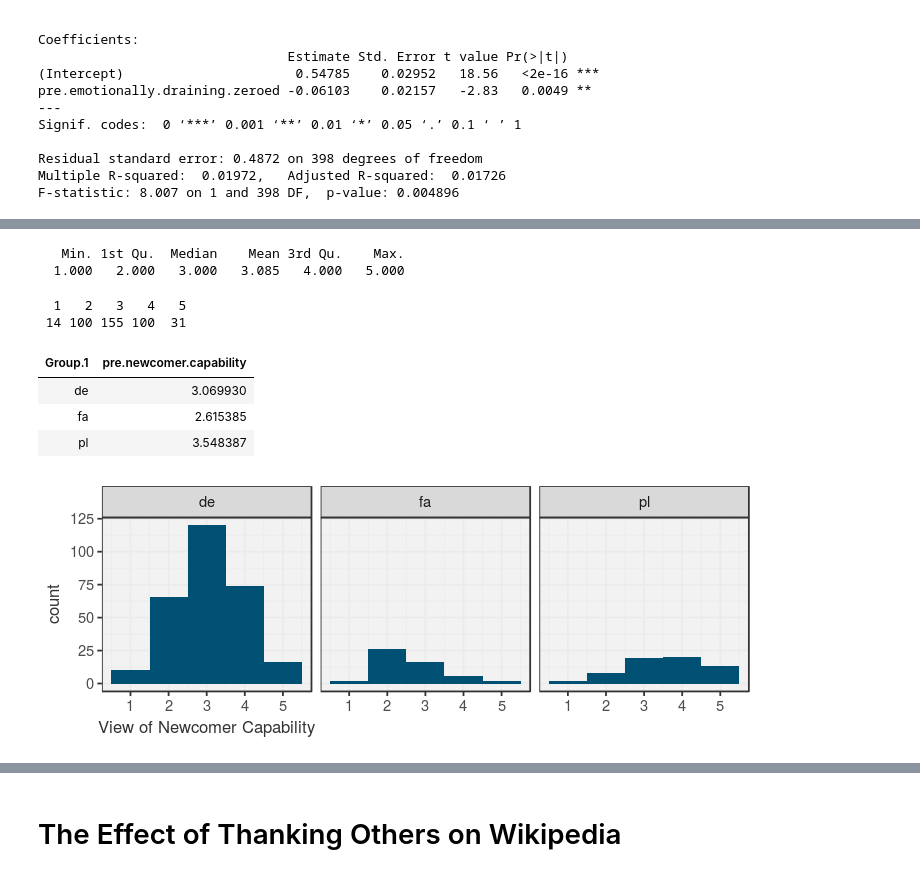
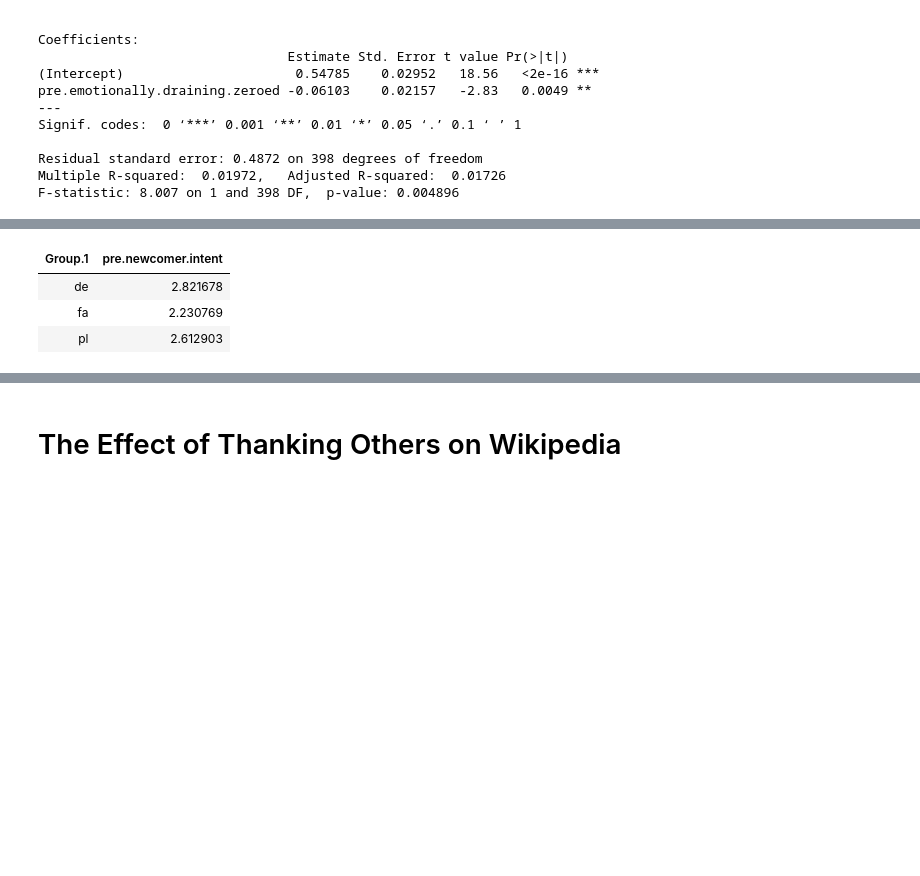
Before and after one commit to citizensandtech/CivilServant-Wikipedia-Analysis, a Jupyter notebook: reports/wikipedia-thanker-2019/Thanker Report Feb 2020.R.ipynb, the cells around one changed output, grey strips where cells are left out. Cells and saved outputs as stored; diff of their text form; code cells hidden in the pictures; blank space fills up the shorter version.

```diff
--- a/reports/wikipedia-thanker-2019/Thanker Report Feb 2020.R.ipynb
+++ b/reports/wikipedia-thanker-2019/Thanker Report Feb 2020.R.ipynb
@@ -267,5 +230,0 @@ sample estimates:
-# %%
-pre.supportive.monitoring <- cor.test(participant$previous.supportive.actions, participant$pre.monitoring.damaging.content)
-pre.supportive.mentoring <- cor.test(participant$previous.supportive.actions, participant$pre.mentoring)
-pre.supportive.monitoring
-pre.supportive.mentoring
@@ -380,17 +419,3 @@ summary(factor(participant$pre.emotionally.draining))
   1.000   1.000   2.000   2.228   3.000   5.000
   1   2   3   4   5
 122 147  65  50  16
-# %%
-pre.positive.drained <- cor.test(participant$previous.positive.feeling,
-                                     participant$pre.emotionally.draining)
-pre.positive.drained
-
-pre.positive.support <- cor.test(participant$previous.positive.feeling,
-                                     log1p(participant$previous.supportive.actions))
-pre.positive.support
-
-ggplot(participant, aes(previous.positive.feeling, log1p(previous.supportive.actions))) +
-    geom_jitter(width=0.2, size=0.5, color="darkgray") +
-    theme_bw() +
-    geom_smooth(method='lm', color="red") +
-    facet_grid(. ~ lang)
@@ -568,27 +562,24 @@ ggplot(participant, aes(pre.newcomer.intent, pre.newcomer.capability)) +
 # %%
-options(repr.plot.width=6, repr.plot.height=2.25)
+#summary(participant$pre.newcomer.intent)
+#summary(factor(participant$pre.newcomer.intent))
 
-summary(participant$pre.newcomer.capability)
-summary(factor(participant$pre.newcomer.capability))
-
-aggregate(participant[c("pre.newcomer.capability")],
+aggregate(participant[c("pre.newcomer.intent")],
           by=list(participant$lang), FUN=mean)
 
-plot.newcomer.capability <-
-    ggplot(participant, aes(pre.newcomer.capability)) +
-    geom_histogram(binwidth=1, fill=catpalette[3]) +
+plot.newcomer.intent <- ggplot(participant, aes(pre.newcomer.intent)) +
+    geom_histogram(binwidth=1, aes(x = pre.newcomer.intent, y = ..density..),
+                   fill=catpalette[2], alpha=0.8) +
     cat.theme +
-    xlab("View of Newcomer Capability") +
-    facet_grid(. ~ lang)
-
-plot.newcomer.capability
+    scale_y_continuous(labels = scales::percent_format( accuracy = 1)) +
+    xlab(paste("View of Newcomer Intent")) +
+    ylab("% of answers") +
+    facet_grid(. ~ lang) +
+    ggtitle(paste("Wikipedians believe newcomers have positive intent and", "\n",
+                  "some capability, with opportunity to grow",
+                  sep="")
+           )
 # %% [output]
-   Min. 1st Qu.  Median    Mean 3rd Qu.    Max.
-  1.000   2.000   3.000   3.085   4.000   5.000
-  1   2   3   4   5
- 14 100 155 100  31
-| Group.1 | pre.newcomer.capability |
-| de | 3.069930 |
-| fa | 2.615385 |
-| pl | 3.548387 |
+| Group.1 | pre.newcomer.intent |
+| de | 2.821678 |
+| fa | 2.230769 |
+| pl | 2.612903 |
-[figure, removed]
```
Also changed, not shown: parts of 69 cells of this notebook.
